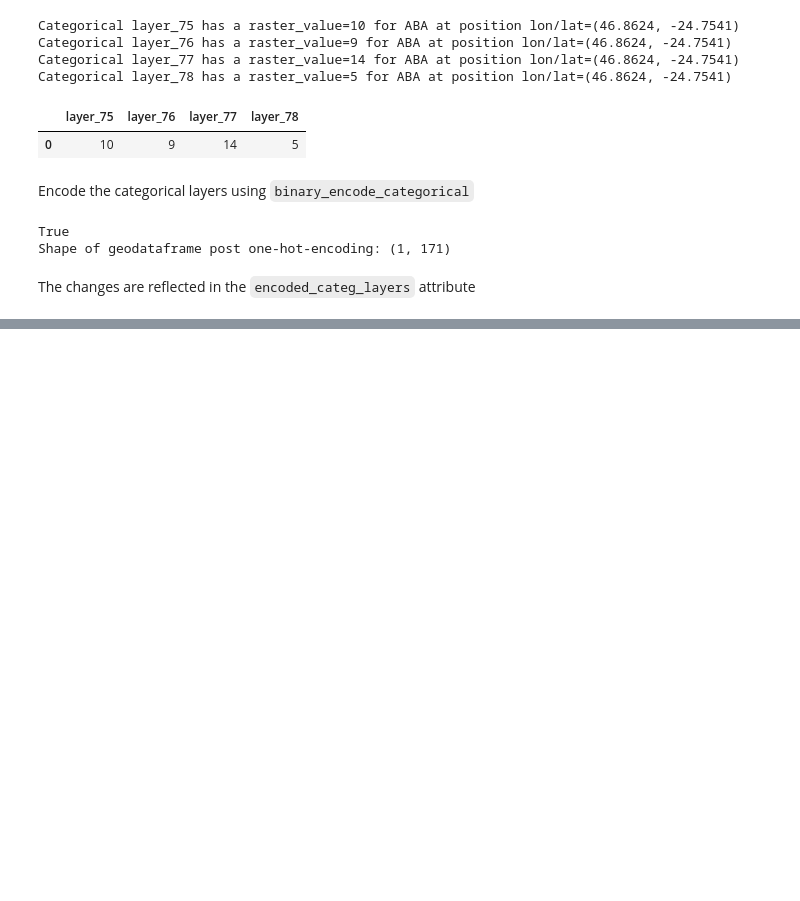
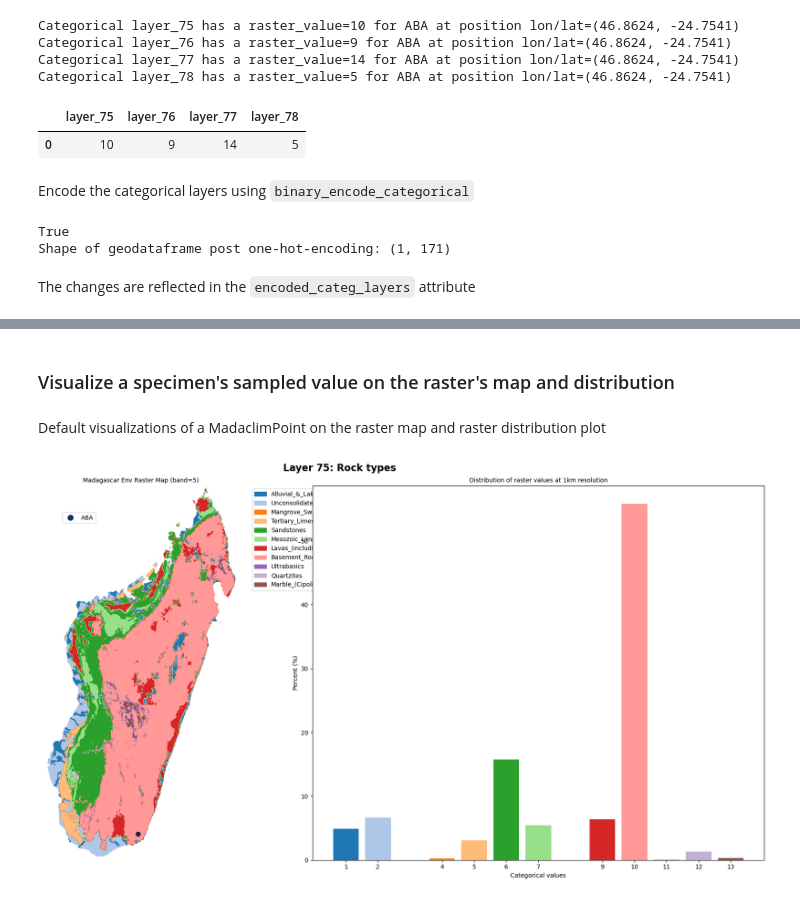
Before and after one commit to tahiri-lab/py_madaclim, a Jupyter notebook: example/full_walktrhough.ipynb, the cells around one changed output, grey strips where cells are left out. Drawn from its saved outputs; the diff is of its cells as text; code cells hidden in the pictures; blank space fills up the shorter version.

```diff
--- a/example/full_walktrhough.ipynb
+++ b/example/full_walktrhough.ipynb
@@ -737,0 +752,9 @@ print(spe1.encoded_categ_layers)
+# %% [markdown]
+### Visualize a specimen's sampled value on the raster's map and distribution
+# %% [markdown]
+Default visualizations of a MadaclimPoint on the raster map and raster distribution plot
+# %%
+# Base visualization for categorical layers
+spe1.plot_on_layer(list(sampled_categ_layers.keys())[0])
+# %% [output]
+[figure, added]
```
Also changed, not shown: parts of 19 cells of this notebook.
